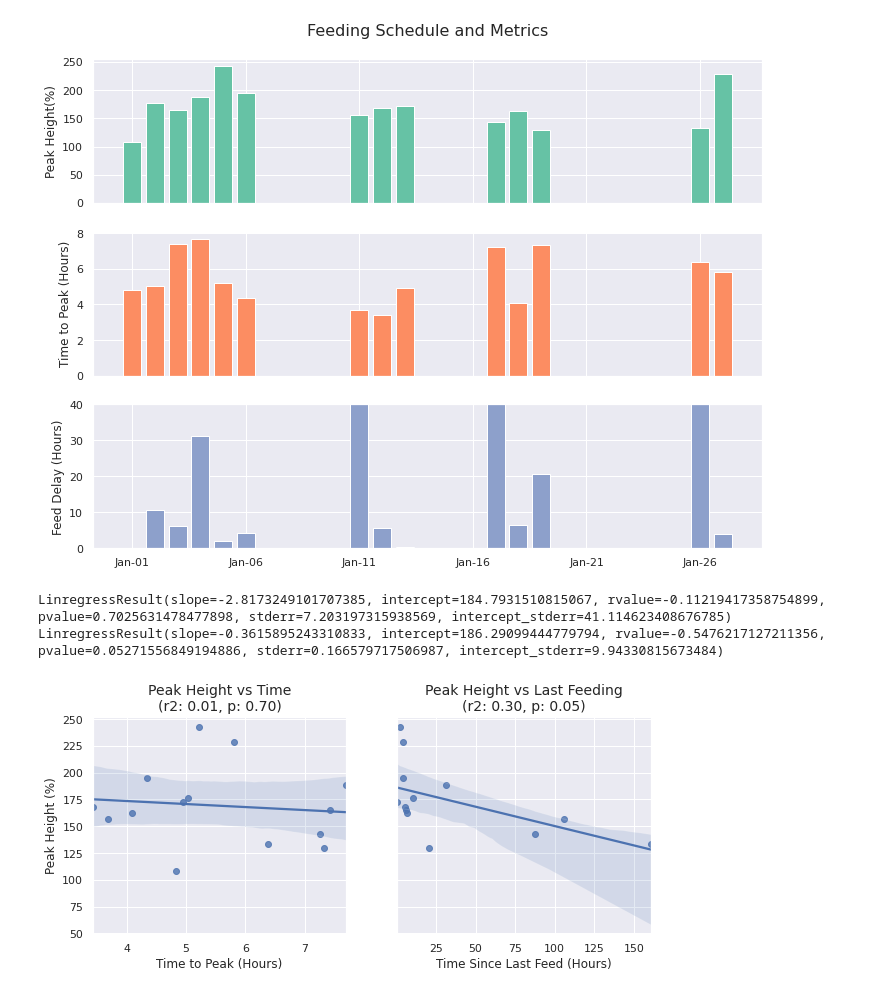
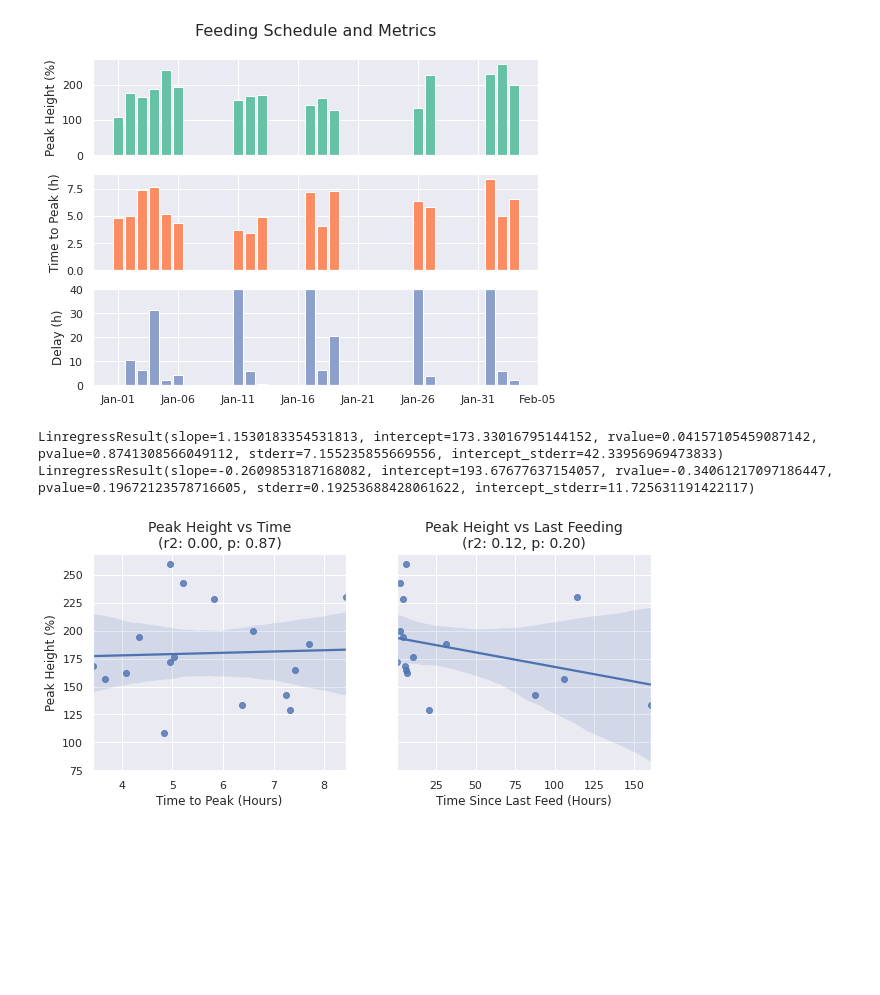
Before and after one commit to justinmklam/iot-sourdough-starter-monitor, a Jupyter notebook: data/analysis.ipynb, the cells around one changed output. Drawn from its saved outputs; the diff is of its cells as text; code cells hidden in the pictures; blank space fills up the shorter version.

```diff
--- a/data/analysis.ipynb
+++ b/data/analysis.ipynb
@@ -60,6 +58,10 @@ dates = [
     "2021-02-09",
     "2021-02-10",
     "2021-02-11",
+    "2021-02-13",
+    "2021-02-14",
+    "2021-02-15",
+    "2021-02-16",
 ]
 
 for date in dates:
@@ -107,24 +112,25 @@ df_out
 # %%
+sns.set_theme(style="darkgrid")
 colors = sns.color_palette("Set2")
 
-fig, ax = plt.subplots(3, 1, figsize=(12, 9), sharex=True)
+fig, ax = plt.subplots(3, 1, figsize=(8, 6), sharex=True)
 ax[0].bar(df_out.index.values, df_out["rise_percent"], color=colors[0])
-ax[0].set_ylabel("Peak Height(%)")
+ax[0].set_ylabel("Peak Height (%)")
 
 ax[1].bar(df_out.index.values, df_out["duration_hours"], color=colors[1])
-ax[1].set_ylabel("Time to Peak (Hours)")
+ax[1].set_ylabel("Time to Peak (h)")
 
 ax[2].bar(df_out.index.values, df_out["hours_since_prev"], color=colors[2])
 ax[2].set_ylim([0, 40])
-ax[2].set_ylabel("Feed Delay (Hours)")
+ax[2].set_ylabel("Delay (h)")
 
 ax[0].set_title("Feeding Schedule and Metrics\n", fontsize=16)
 for a in ax:
     a.xaxis.set_major_formatter(mdates.DateFormatter("%b-%d"))
 
 plt.savefig("max-rise-over-time.png")
 # %% [output]
-[figure, old version]
+[figure, new version]
 # %%
 fig, axes = plt.subplots(1, 2, figsize=(10,4), sharey=True)
 
@@ -147,6 +153,6 @@ axes[1].set_title(f"Peak Height vs Last Feeding\n(r2: {s.rvalue**2:.2f}, p: {s.p
 # plt.tight_layout()
 plt.savefig("regression.png")
 # %% [output]
-LinregressResult(slope=-2.8173249101707385, intercept=184.7931510815067, rvalue=-0.11219417358754899, pvalue=0.7025631478477898, stderr=7.203197315938569, intercept_stderr=41.114623408676785)
-LinregressResult(slope=-0.3615895243310833, intercept=186.29099444779794, rvalue=-0.5476217127211356, pvalue=0.05271556849194886, stderr=0.166579717506987, intercept_stderr=9.94330815673484)
+LinregressResult(slope=1.1530183354531813, intercept=173.33016795144152, rvalue=0.04157105459087142, pvalue=0.8741308566049112, stderr=7.155235855669556, intercept_stderr=42.33956969473833)
+LinregressResult(slope=-0.2609853187168082, intercept=193.67677637154057, rvalue=-0.34061217097186447, pvalue=0.19672123578716605, stderr=0.19253688428061622, intercept_stderr=11.725631191422117)
-[figure, old version]
+[figure, new version]
```
Also changed, not shown: parts of 3 cells of this notebook.
